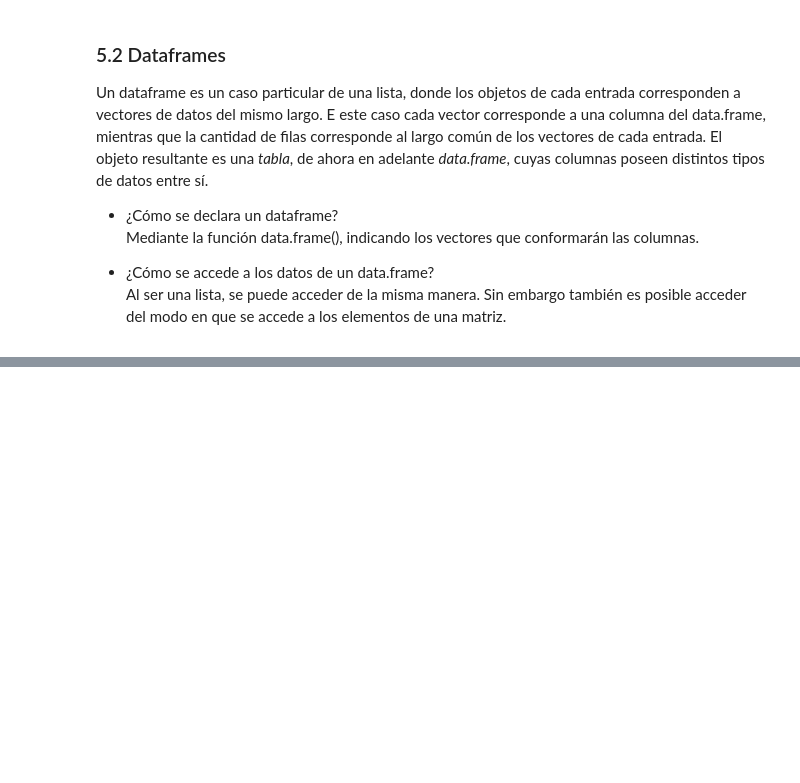
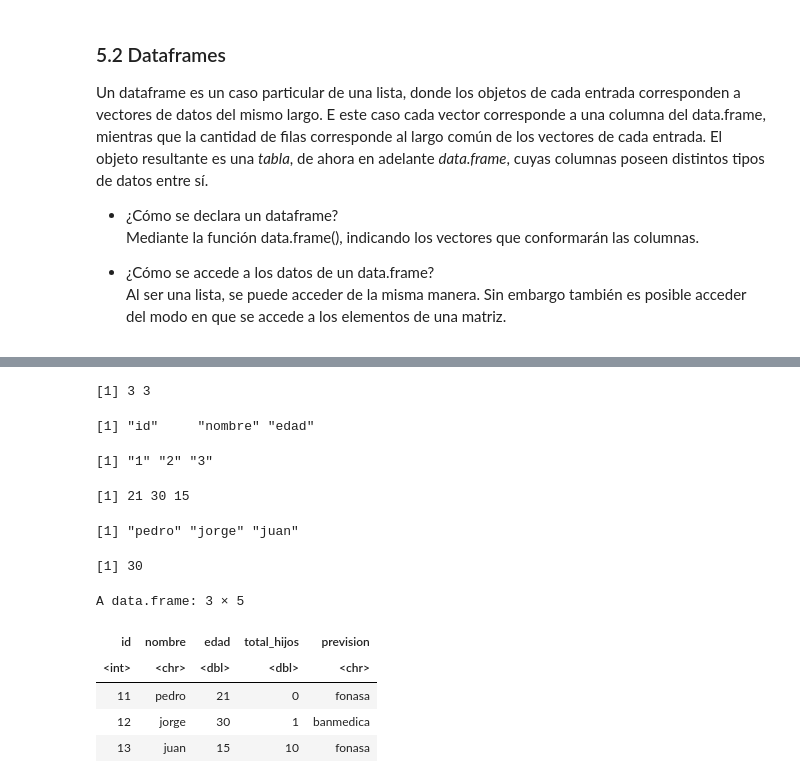
Before and after one commit to kerlesuwu/DBDC_202010_Programacion_en_R_para_ciencia_de_datos, a Jupyter notebook: Clases/Clase2/Clase_2_02_listas_y_dataframes.ipynb, the cells around one changed output, grey strips where cells are left out. Saved outputs shown, nothing was run; the diff lists cells and outputs as text; code cells hidden in the pictures; blank space fills up the shorter version.

```diff
--- a/Clases/Clase2/Clase_2_02_listas_y_dataframes.ipynb
+++ b/Clases/Clase2/Clase_2_02_listas_y_dataframes.ipynb
@@ -76,13 +316,39 @@ Un dataframe es un caso particular de una lista, donde los objetos de cada entra
+# %%
+dim(df)
+colnames(df)
+rownames(df)
+# %% [output]
+[1] 3 3
+[1] "id"     "nombre" "edad"
+[1] "1" "2" "3"
 # %%
 # Acceso a columnas de un data.frame
 ## Igual que en una lista
+
+df$edad
+# %% [output]
+[1] 21 30 15
 # %%
 ##  Ganamos acceso como matriz
 # segundafila de df
-
+df[,"nombre"]
 
 # segunda columna y segunda fila
+df[2,3]
+# %% [output]
+[1] "pedro" "jorge" "juan"
+[1] 30
 # %%
 #Podemos crear nuevas columnas , del mismmo modo que creamos "slots" en una lista
+df[["prevision"]] <- c("fonasa","banmedica","fonasa")
+df$total_hijos <- c(0,1,10)
+df
+# %% [output]
+A data.frame: 3 × 5
+| id | nombre | edad | total_hijos | prevision |
+| <int> | <chr> | <dbl> | <dbl> | <chr> |
+| 11 | pedro | 21 | 0 | fonasa |
+| 12 | jorge | 30 | 1 | banmedica |
+| 13 | juan | 15 | 10 | fonasa |
 # %%
 # podemos seleccionar más de una columna a la vez. Ej: seleccionar col1y col3
```
Also changed, not shown: parts of 33 cells of this notebook.
